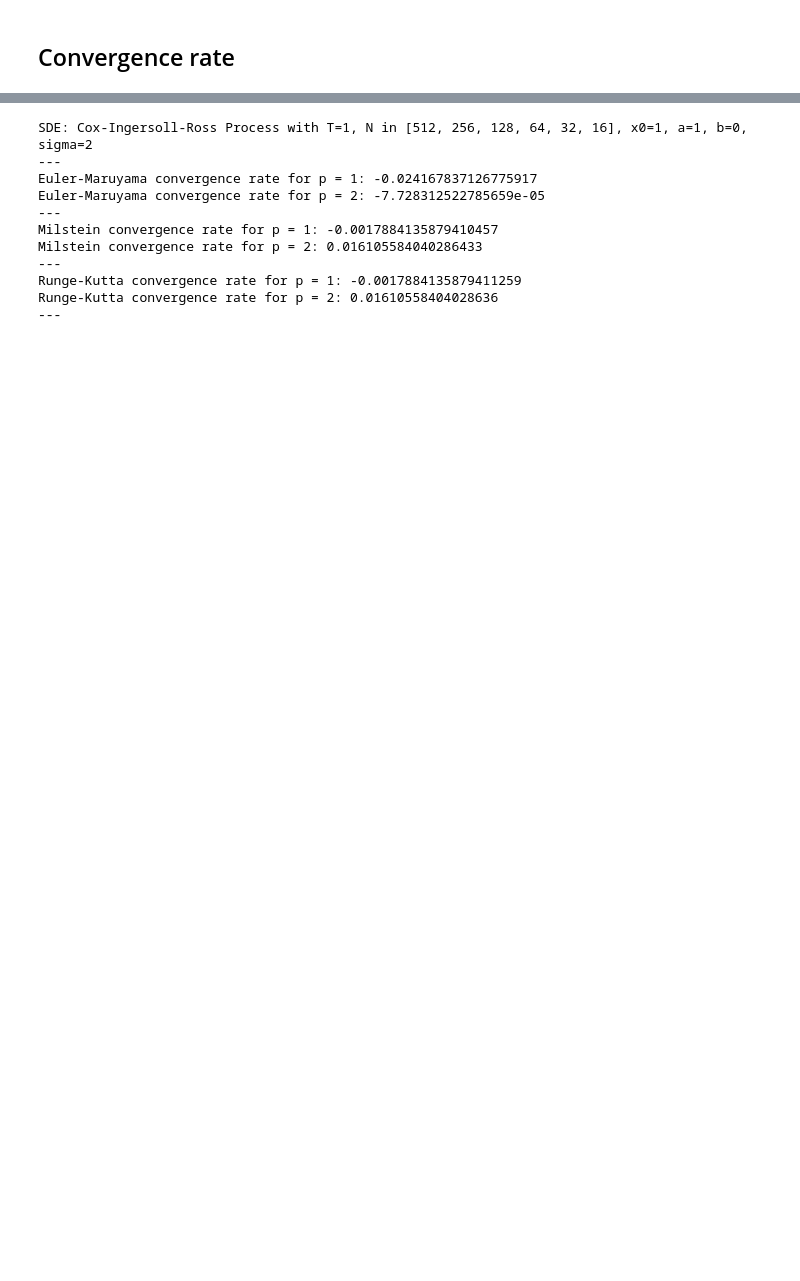
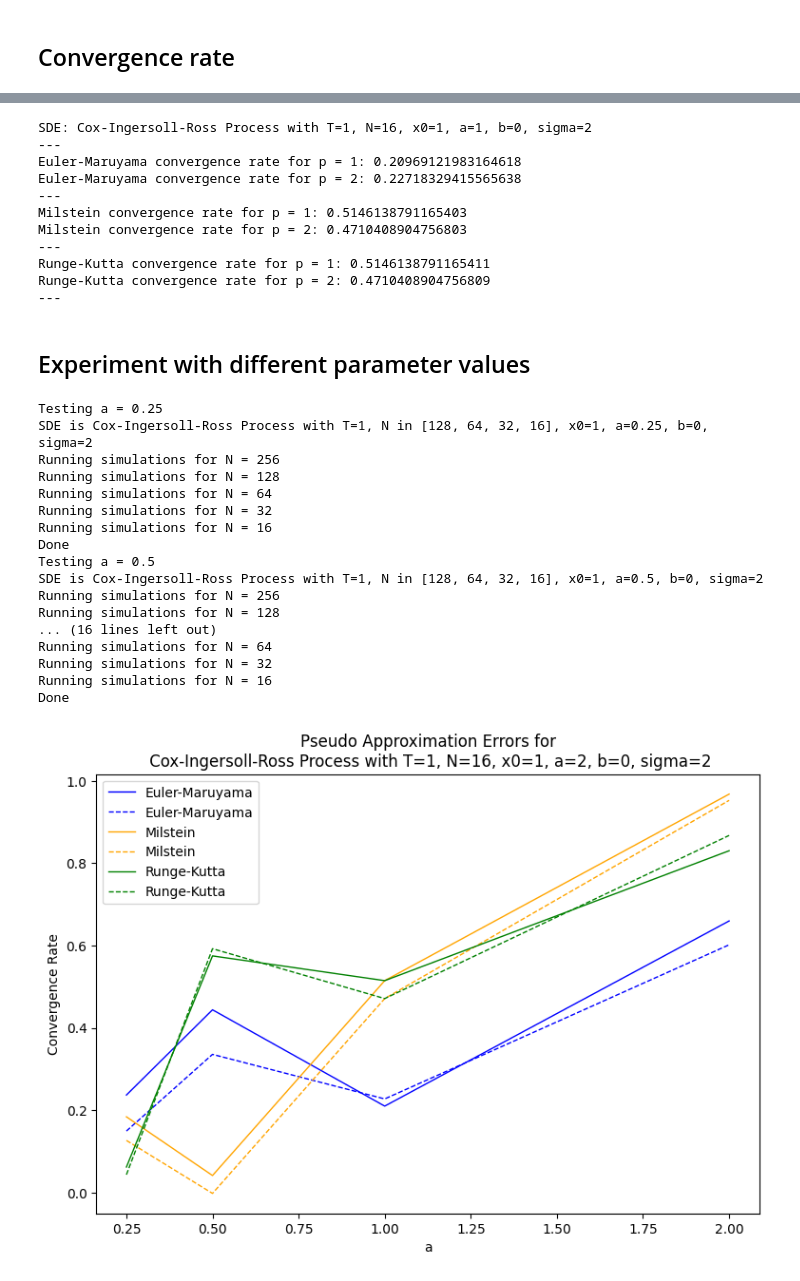
Before and after one commit to Sleepon1805/SDE_Simulation, a Jupyter notebook: sde_simulation_demo.ipynb, the cells around one changed output, grey strips where cells are left out. Saved outputs shown, nothing was run; the diff lists cells and outputs as text; code cells hidden in the pictures; blank space fills up the shorter version.

```diff
--- a/sde_simulation_demo.ipynb
+++ b/sde_simulation_demo.ipynb
@@ -496,11 +509,0 @@ Wall time: 4min 33s
-# %%
-# Plot
-delta_ts = dt_grid
-colors = ['blue', 'orange', 'green']
-for i, method_name in enumerate(APPROXIMATION_METHODS):
-    plt.loglog(delta_ts, errors[(method_name, p_values[0])], label=f"{method_name} - p = {p_values[0]}", color=colors[i])
-    plt.loglog(delta_ts, errors[(method_name, p_values[1])], label=f"{method_name} - p = {p_values[1]}", ls="--", color=colors[i])
-plt.title(f'Approximation Errors for\n {adapted_sde_name}')
-plt.xlabel('$\Delta t$')
-plt.ylabel('Error (e($\Delta t$))')
-plt.legend()
@@ -530,22 +530,72 @@ def calculate_convergence_rate(error_values, dts):
     reg = LinearRegression().fit(x, y)
     return reg.coef_.item()
 # %%
-print(f'SDE: {adapted_sde_name}')
+print(f'SDE: {sde}')
 print("---")
 for method_name in APPROXIMATION_METHODS:
     for p in p_values:
-        convergence_rate = calculate_convergence_rate(errors[(method_name, p)], delta_ts)
+        convergence_rate = calculate_convergence_rate(errors_pseudo[(method_name, p)], dt_grid)
         print(f"{method_name} convergence rate for p = {p}: {convergence_rate}")
     print("---")
 # %% [output]
-SDE: Cox-Ingersoll-Ross Process with T=1, N in [512, 256, 128, 64, 32, 16], x0=1, a=1, b=0, sigma=2
+SDE: Cox-Ingersoll-Ross Process with T=1, N=16, x0=1, a=1, b=0, sigma=2
 ---
-Euler-Maruyama convergence rate for p = 1: -0.024167837126775917
-Euler-Maruyama convergence rate for p = 2: -7.728312522785659e-05
+Euler-Maruyama convergence rate for p = 1: 0.20969121983164618
+Euler-Maruyama convergence rate for p = 2: 0.22718329415565638
 ---
-Milstein convergence rate for p = 1: -0.0017884135879410457
-Milstein convergence rate for p = 2: 0.016105584040286433
+Milstein convergence rate for p = 1: 0.5146138791165403
+Milstein convergence rate for p = 2: 0.4710408904756803
 ---
-Runge-Kutta convergence rate for p = 1: -0.0017884135879411259
-Runge-Kutta convergence rate for p = 2: 0.01610558404028636
+Runge-Kutta convergence rate for p = 1: 0.5146138791165411
+Runge-Kutta convergence rate for p = 2: 0.4710408904756809
 ---
+# %% [markdown]
+## Experiment with different parameter values
+# %%
+param_name = 'a'
+param_values = [0.25, 0.5, 1, 2]
+
+# calculate convergece rates for different parameter values
+convergence_rates = {}
+for param_value in param_values:
+    print(f"Testing {param_name} = {param_value}")
+    setattr(sde, param_name, param_value)
+    errors = calculate_errors_for_dt_grid_with_pseudo_solutions(sde, dt_grid, num_simulations, p_values, visualize=False)
+    for method_name in APPROXIMATION_METHODS:
+        for p in p_values:
+            convergence_rates[(param_value, method_name, p)] = calculate_convergence_rate(errors[(method_name, p)], dt_grid)
+
+# plot
+colors = ['blue', 'orange', 'green']
+linestyles = ['-', '--', ':']
+for i, method_name in enumerate(APPROXIMATION_METHODS):
+    for j, p in enumerate(p_values):
+        plt.plot(
+            param_values,
+            [convergence_rates[(param_value, method_name, p)] for param_value in param_values],
+            label=f"{method_name}", color=colors[i], ls=linestyles[j]
+        )
+plt.title(f'Pseudo Approximation Errors for\n {sde}')
+plt.xlabel(param_name)
+plt.ylabel('Convergence Rate')
+plt.legend()
+plt.show()
+# %% [output]
+Testing a = 0.25
+SDE is Cox-Ingersoll-Ross Process with T=1, N in [128, 64, 32, 16], x0=1, a=0.25, b=0, sigma=2
+Running simulations for N = 256
+Running simulations for N = 128
+Running simulations for N = 64
+Running simulations for N = 32
+Running simulations for N = 16
+Done
+Testing a = 0.5
+SDE is Cox-Ingersoll-Ross Process with T=1, N in [128, 64, 32, 16], x0=1, a=0.5, b=0, sigma=2
+Running simulations for N = 256
+Running simulations for N = 128
+... (16 lines left out)
+Running simulations for N = 64
+Running simulations for N = 32
+Running simulations for N = 16
+Done
+[figure, added]
```
Also changed, not shown: parts of 13 cells of this notebook, 4 other files.
